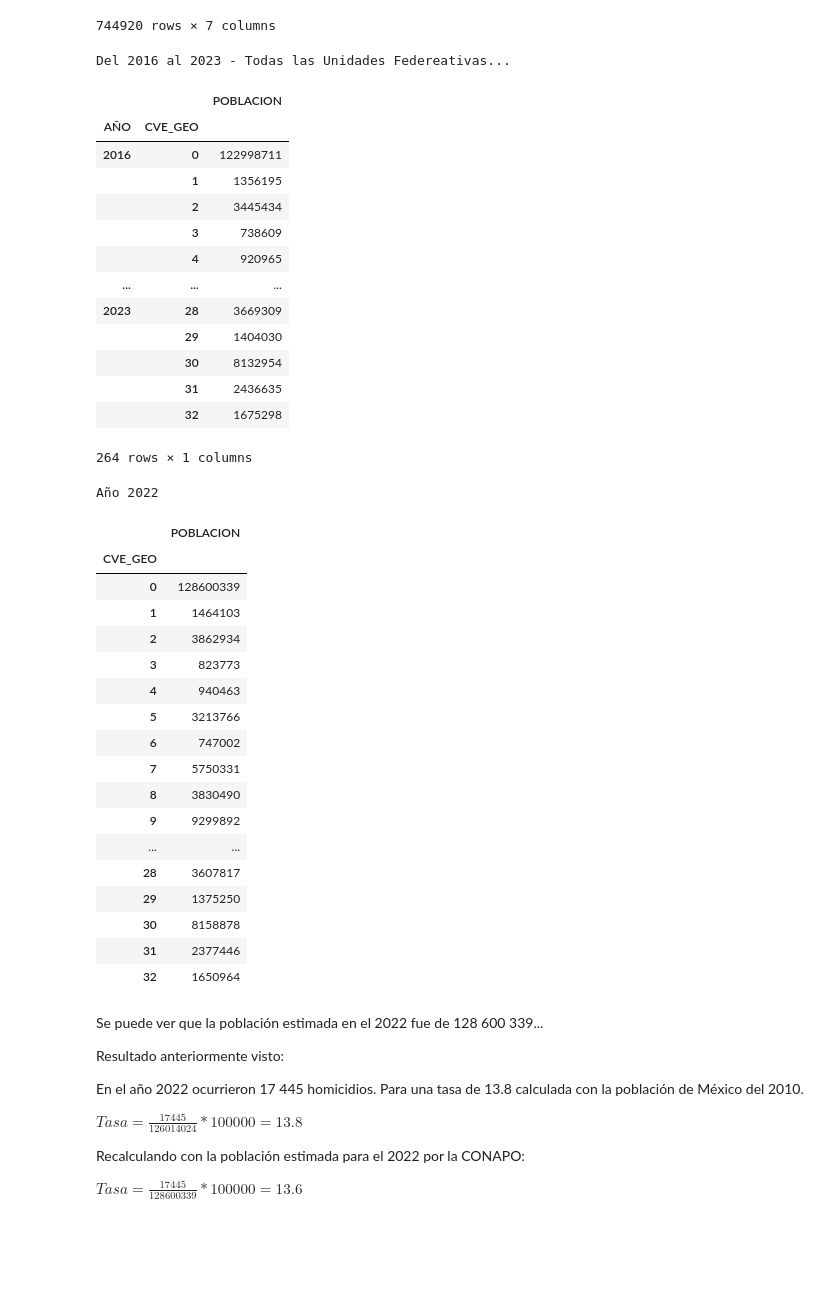
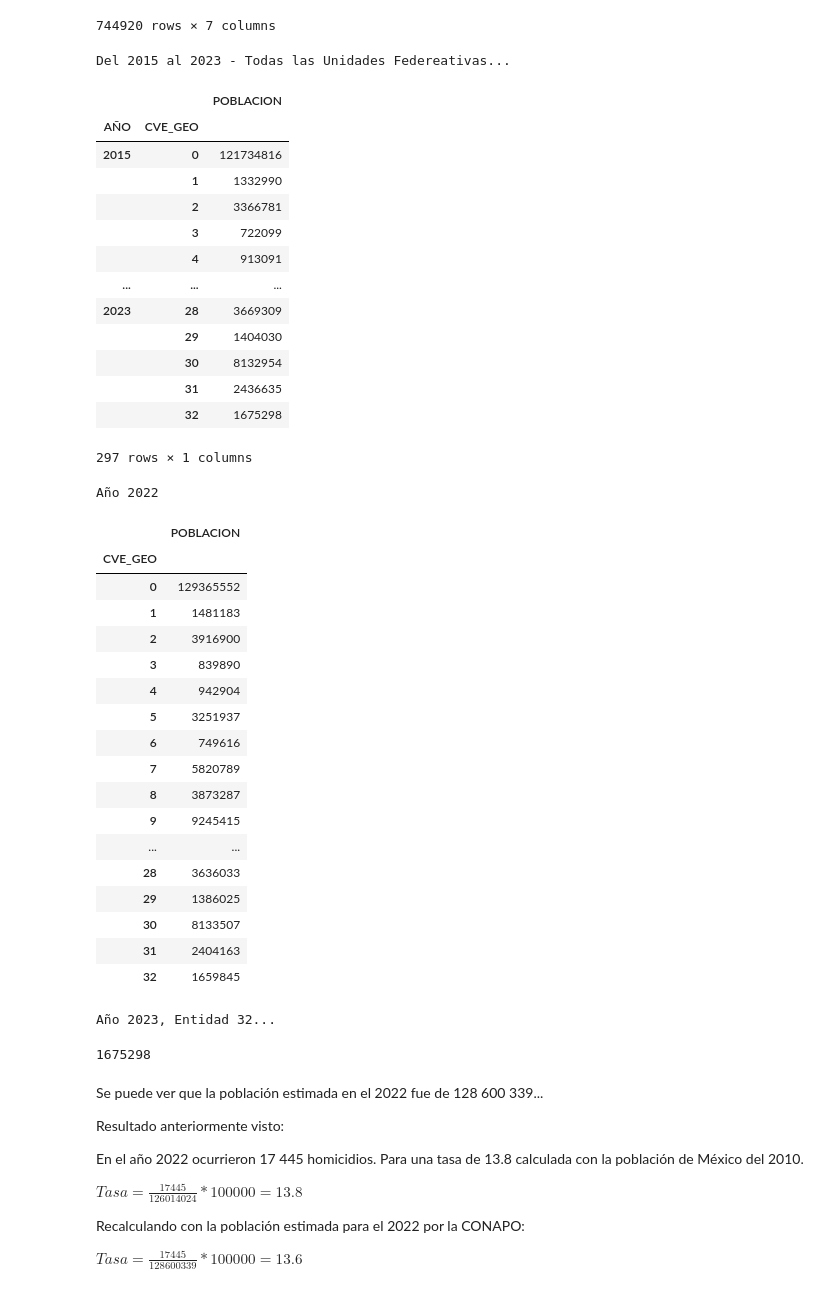
Before and after one commit to la-ciencia-del-delito/semaforo-delictivo, a Jupyter notebook: notebooks/Viowi.ipynb, the cells around one changed output. Saved outputs shown, nothing was run; the diff lists cells and outputs as text; code cells hidden in the pictures; blank space fills up the shorter version.

```diff
--- a/notebooks/Viowi.ipynb
+++ b/notebooks/Viowi.ipynb
@@ -211,51 +212,62 @@ memory usage: 39.8+ MB
 # Poblaciones por estados... Según el Año requerido...
 
 # Consultar la población de de todos los años desde el 2016 al 2023...
-pob_anhos = df_proyecciones.loc[(df_proyecciones["AÑO"] >= 2016) & (df_proyecciones["AÑO"] <= 2023), ["AÑO","CVE_GEO","POBLACION"]].groupby(["AÑO","CVE_GEO"]).sum("POBLACION")
-print("Del 2016 al 2023 - Todas las Unidades Federeativas...")
+pob_anhos = df_proyecciones.loc[(df_proyecciones["AÑO"] >= 2015) & (df_proyecciones["AÑO"] <= 2023), ["AÑO","CVE_GEO","POBLACION"]].groupby(["AÑO","CVE_GEO"]).sum()
+print("Del 2015 al 2023 - Todas las Unidades Federeativas...")
 pob_anhos
 # %% [output]
-Del 2016 al 2023 - Todas las Unidades Federeativas...
+Del 2015 al 2023 - Todas las Unidades Federeativas...
 |  |  | POBLACION |
 | AÑO | CVE_GEO |  |
-| 2016 | 0 | 122998711 |
-|  | 1 | 1356195 |
-|  | 2 | 3445434 |
-|  | 3 | 738609 |
-|  | 4 | 920965 |
+| 2015 | 0 | 121734816 |
+|  | 1 | 1332990 |
+|  | 2 | 3366781 |
+|  | 3 | 722099 |
+|  | 4 | 913091 |
 | ... | ... | ... |
 | 2023 | 28 | 3669309 |
 |  | 29 | 1404030 |
 |  | 30 | 8132954 |
 |  | 31 | 2436635 |
 |  | 32 | 1675298 |
-264 rows × 1 columns
+297 rows × 1 columns
 # %%
 # Consultar la población de un Año específico...
 
 print("Año 2022")
-pob_anhos = df_proyecciones.loc[df_proyecciones["AÑO"] == 2021, ["CVE_GEO","POBLACION"]].groupby("CVE_GEO").sum()
-pob_anhos
+pob_anho_espec = df_proyecciones.loc[df_proyecciones["AÑO"] == 2022, ["CVE_GEO","POBLACION"]].groupby("CVE_GEO").sum()
+pob_anho_espec
 # %% [output]
 Año 2022
 |  | POBLACION |
 | CVE_GEO |  |
-| 0 | 128600339 |
-| 1 | 1464103 |
-| 2 | 3862934 |
-| 3 | 823773 |
-| 4 | 940463 |
-| 5 | 3213766 |
-| 6 | 747002 |
-| 7 | 5750331 |
-| 8 | 3830490 |
-| 9 | 9299892 |
+| 0 | 129365552 |
+| 1 | 1481183 |
+| 2 | 3916900 |
+| 3 | 839890 |
+| 4 | 942904 |
+| 5 | 3251937 |
+| 6 | 749616 |
+| 7 | 5820789 |
+| 8 | 3873287 |
+| 9 | 9245415 |
 | ... | ... |
-| 28 | 3607817 |
-| 29 | 1375250 |
-| 30 | 8158878 |
-| 31 | 2377446 |
-| 32 | 1650964 |
+| 28 | 3636033 |
+| 29 | 1386025 |
+| 30 | 8133507 |
+| 31 | 2404163 |
+| 32 | 1659845 |
+# %%
+# Consultar la población de un Año y Entidad específica...
+
+print("Año 2023, Entidad 32...")
+def pob_por_anhos(anho,entidad):
+    return pob_anhos["POBLACION"][anho][entidad]
+
+pob_por_anhos(2023,32)
+# %% [output]
+Año 2023, Entidad 32...
+1675298
 # %% [markdown]
 Se puede ver que la población estimada en el 2022 fue de 128 600 339...
 
```
Also changed, not shown: parts of 46 cells of this notebook, 1 other file.
